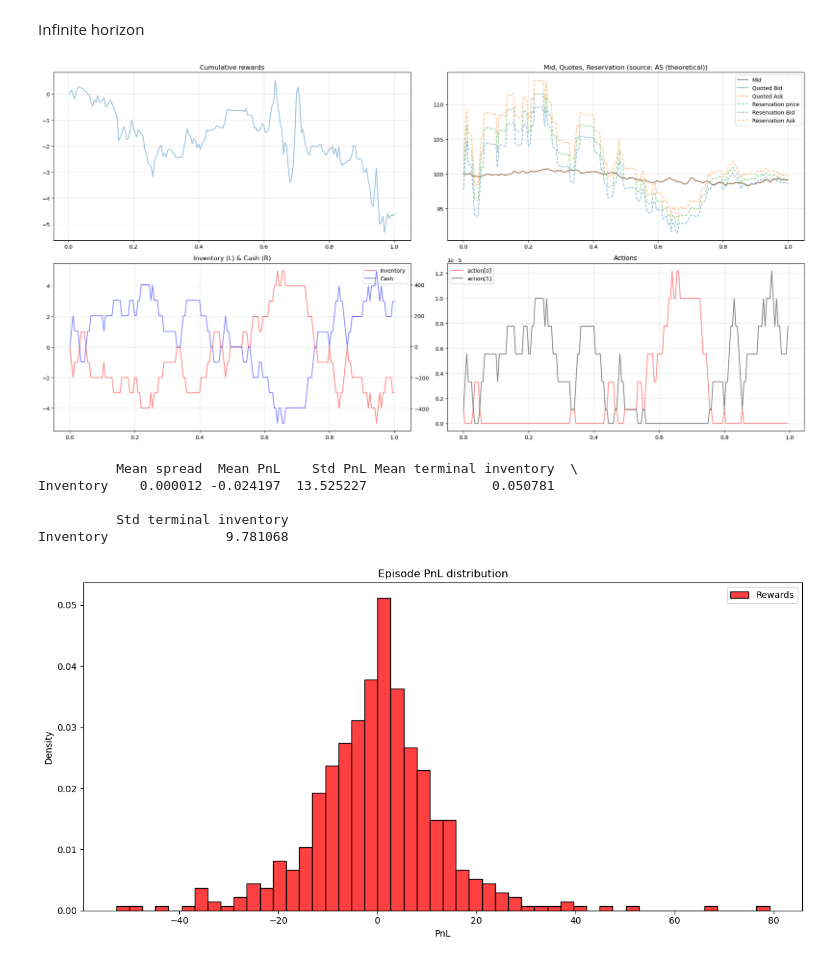
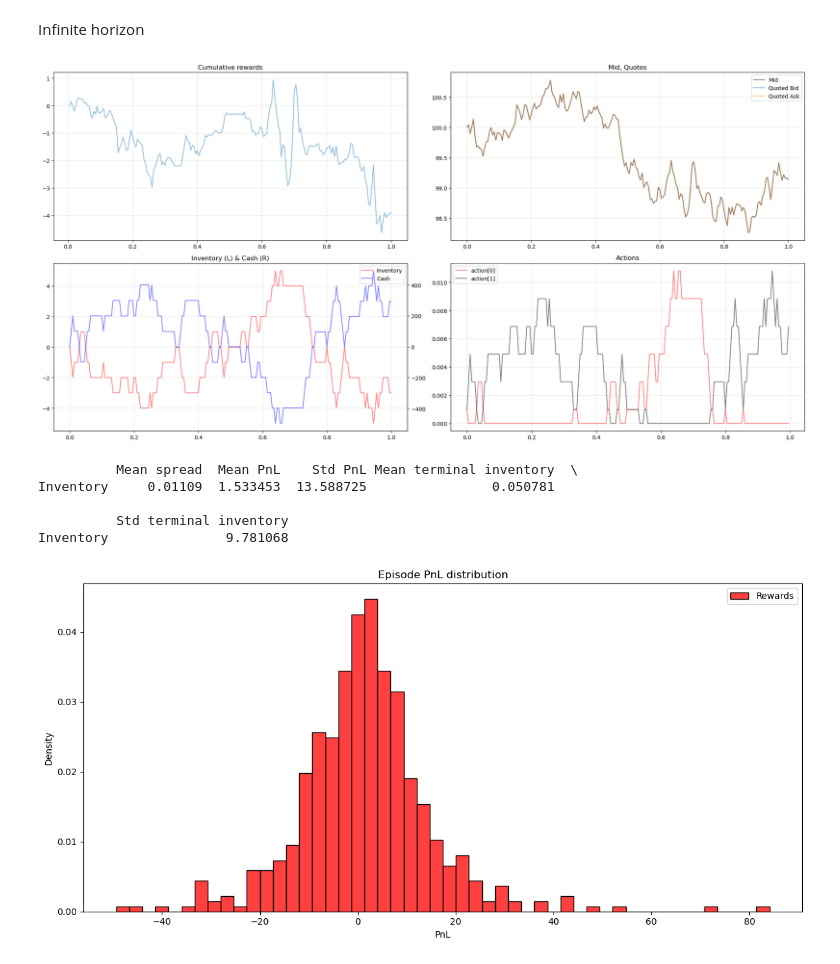
Before and after one commit to AA-ron2/Thesis_AI4Trading, a Jupyter notebook: test.ipynb, the cells around one changed output. Saved outputs shown, nothing was run; the diff lists cells and outputs as text; code cells hidden in the pictures.

```diff
--- a/test.ipynb
+++ b/test.ipynb
@@ -89,28 +89,28 @@ Infinite horizon
 # %%
 SEED, T, M, s0, sigma, A, k_fill, N = 42, 1.0, 200, 100.0, 2.0, 140.0, 1.5, 1
 dt = T / M
 mid = BrownianMidprice(s0, sigma, num_traj=N, dt=dt, T=T, seed=SEED)
 arr = PoissonArrivals(A, A, num_traj=N, dt=dt, T=T, seed=SEED)
 dyn = LimitOrderDynamics(mid, arr, fill_k=k_fill, max_depth=20.0)
 
 # Single-trajectory plotting (RL-style)
 env = TradingEnv(dynamics=dyn, T=T, M=M, seed=SEED, return_vectorized=False)
-agent_inf = AvellanedaStoikovAgent(env, gamma=0.9, mode="infinite", q_max=1000)
-plot_trajectory(env, agent_inf)
+agent_inf = AvellanedaStoikovAgent(env, gamma=0.1, mode="infinite", q_max=100)
+plot_trajectory(env, agent_inf, show_reservation=False)
 
 # Batch stats & PnL hist (vectorized episode)
 mid = BrownianMidprice(s0, sigma, num_traj=512, dt=dt, T=T, seed=SEED)
 arr = PoissonArrivals(A, A, num_traj=512, dt=dt, T=T, seed=SEED)
 dyn = LimitOrderDynamics(mid, arr, fill_k=k_fill, max_depth=20.0)
 env_vec = TradingEnv(dynamics=dyn, T=T, M=M, seed=SEED, return_vectorized=True)
-agent_inf = AvellanedaStoikovAgent(env_vec, gamma=0.9, mode="infinite", q_max=1000)
+agent_inf = AvellanedaStoikovAgent(env_vec, gamma=0.1, mode="infinite", q_max=100)
 results, fig, totals = generate_results_table_and_hist(env_vec, agent_inf)
 print(results)
 # %% [output]
-[figure, old version]
+[figure, new version]
           Mean spread  Mean PnL    Std PnL Mean terminal inventory  \
-Inventory    0.000012 -0.024197  13.525227                0.050781
+Inventory     0.01109  1.533453  13.588725                0.050781
 
           Std terminal inventory
 Inventory               9.781068
-[figure, old version]
+[figure, new version]
```
Also changed, not shown: parts of 1 cell of this notebook, 2 other files.
